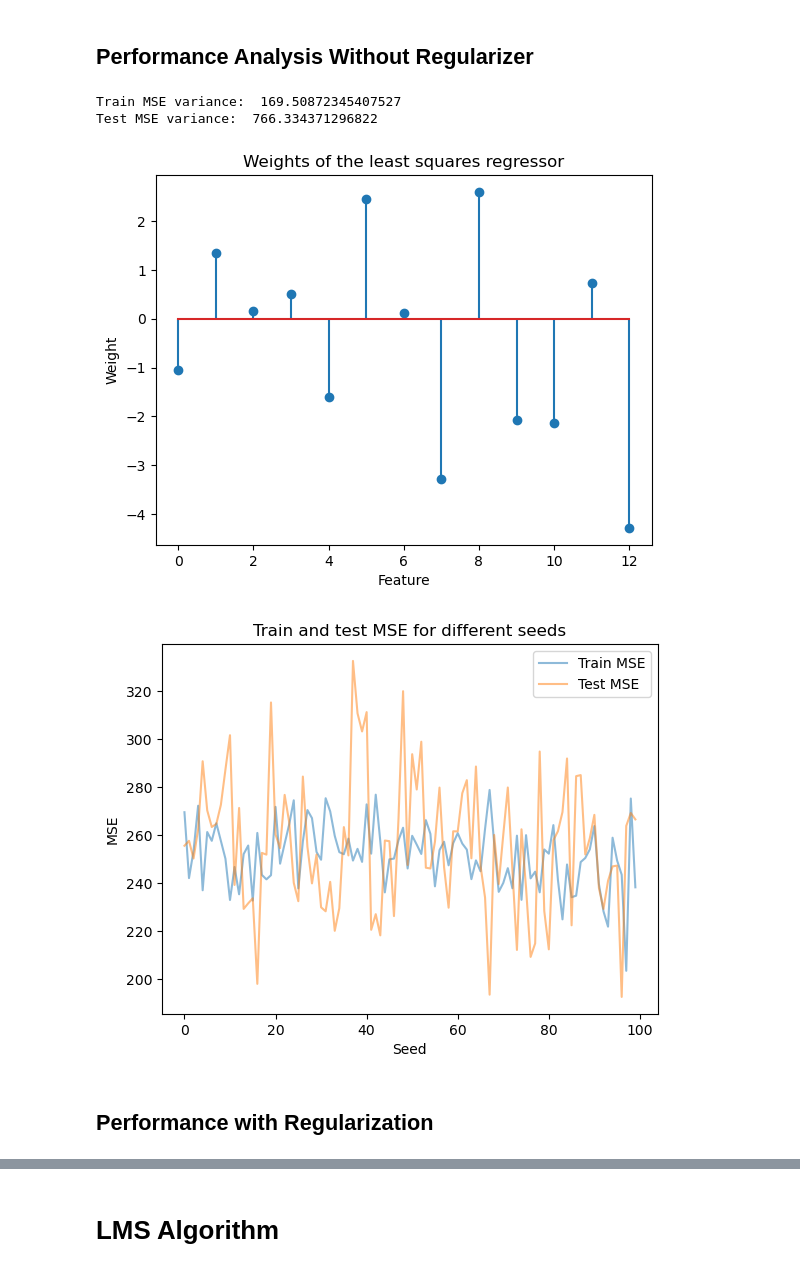
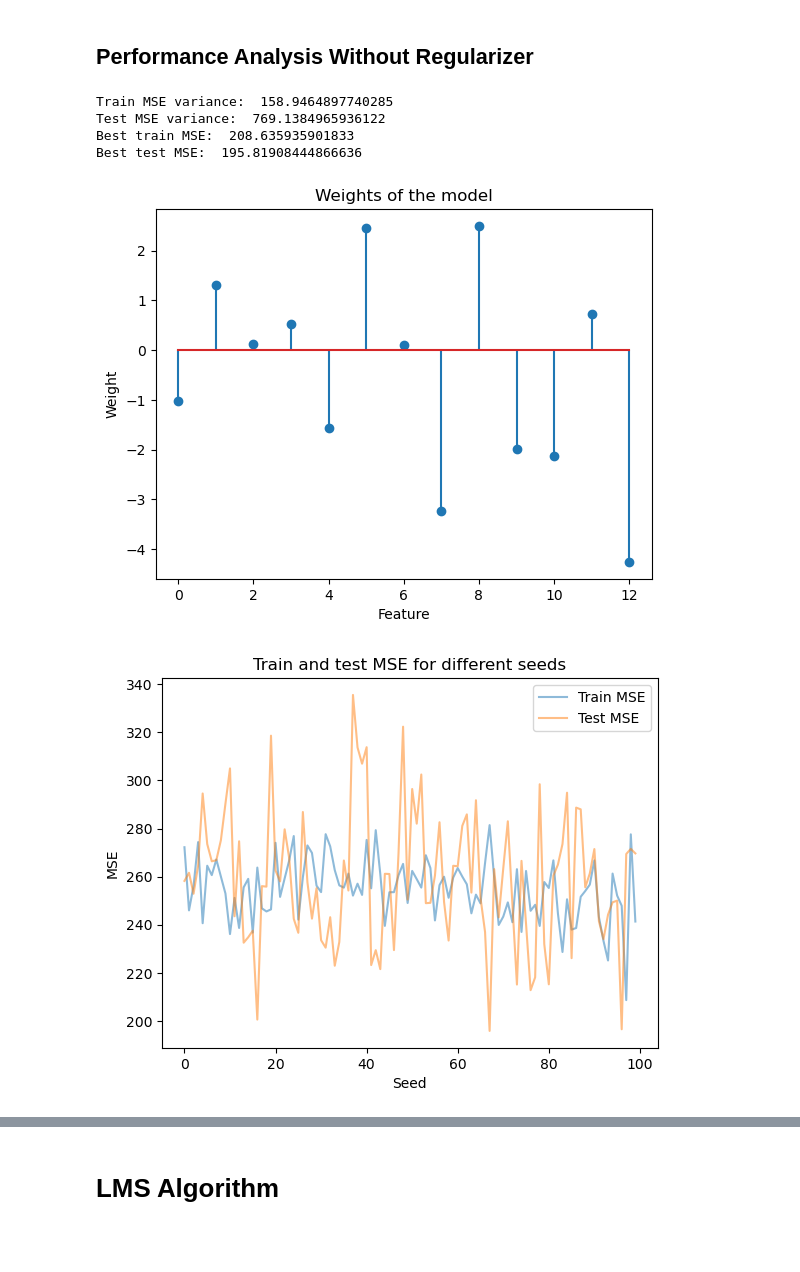
Before and after one commit to patrickjcraig/DL-HW1, a Jupyter notebook: Main.ipynb, the cells around one changed output, grey strips where cells are left out. Cells and saved outputs as stored; diff of their text form; code cells hidden in the pictures; blank space fills up the shorter version.

```diff
--- a/Main.ipynb
+++ b/Main.ipynb
@@ -74,7 +75,7 @@ class least_squares_regressor():
     def __init__(self):
         self.weights = None
 
-    def fit(self, X, y, C=1):
+    def fit(self, X, y, C=0):
         n_samples, m_features = X.shape
         self.weights= np.linalg.inv( X.T @ X + C * np.identity(m_features)) @ X.T @ y # Ridge regularization term is there
         return self.weights
@@ -89,6 +90,13 @@ class least_squares_regressor():
 
     def get_weights(self):
         return self.weights
+
+    def plot_weights(self):
+        plt.stem(np.arange(len(self.weights)), self.weights)
+        plt.xlabel("Feature")
+        plt.ylabel("Weight")
+        plt.title("Weights of the model")
+        plt.show()
 # %% [markdown]
 ## Performance Analysis Without Regularizer
 # %%
@@ -108,42 +116,42 @@ for seed in seeds:
     y_train = y_train.to_numpy()
     y_test = y_test.to_numpy()
 
     # Scale the data
     X_train = (X_train - np.mean(X_train, axis=0)) / np.std(X_train, axis=0)
     X_test = (X_test - np.mean(X_test, axis=0)) / np.std(X_test, axis=0)
 
-    regressor.fit(X_train, y_train,C=0.003)
+    regressor.fit(X_train, y_train,C=1)
 
     train_mse = regressor.mse(X_train, y_train)
     train_mse_history.append(train_mse)
 
     test_mse = regressor.mse(X_test, y_test)
     test_mse_history.append(test_mse)
 
 # Calculate variances
 train_mse_variance = np.var(train_mse_history)
 test_mse_variance = np.var(test_mse_history)
 print("Train MSE variance: ", train_mse_variance)
 print("Test MSE variance: ", test_mse_variance)
 
+# Print best MSE for train and test
+print("Best train MSE: ", np.min(train_mse_history))
+print("Best test MSE: ", np.min(test_mse_history))
+
 # Stem plot of the weights
-plt.stem(regressor.get_weights())
-plt.xlabel("Feature")
-plt.ylabel("Weight")
-plt.title("Weights of the least squares regressor")
-plt.show()
+regressor.plot_weights()
 
 plt.plot(seeds, train_mse_history, label="Train MSE",alpha=0.5)
 plt.plot(seeds, test_mse_history, label="Test MSE",alpha=0.5)
 plt.xlabel("Seed")
 plt.ylabel("MSE")
 plt.title("Train and test MSE for different seeds")
 plt.legend()
 plt.show()
 # %% [output]
-Train MSE variance:  169.50872345407527
-Test MSE variance:  766.334371296822
+Train MSE variance:  158.9464897740285
+Test MSE variance:  769.1384965936122
+Best train MSE:  208.635935901833
+Best test MSE:  195.81908444866636
-[figure, old version]
+[figure, new version]
-[figure, old version]
+[figure, new version]
-# %% [markdown]
-## Performance with Regularization
```
Also changed, not shown: parts of 17 cells of this notebook, 8 other files.
